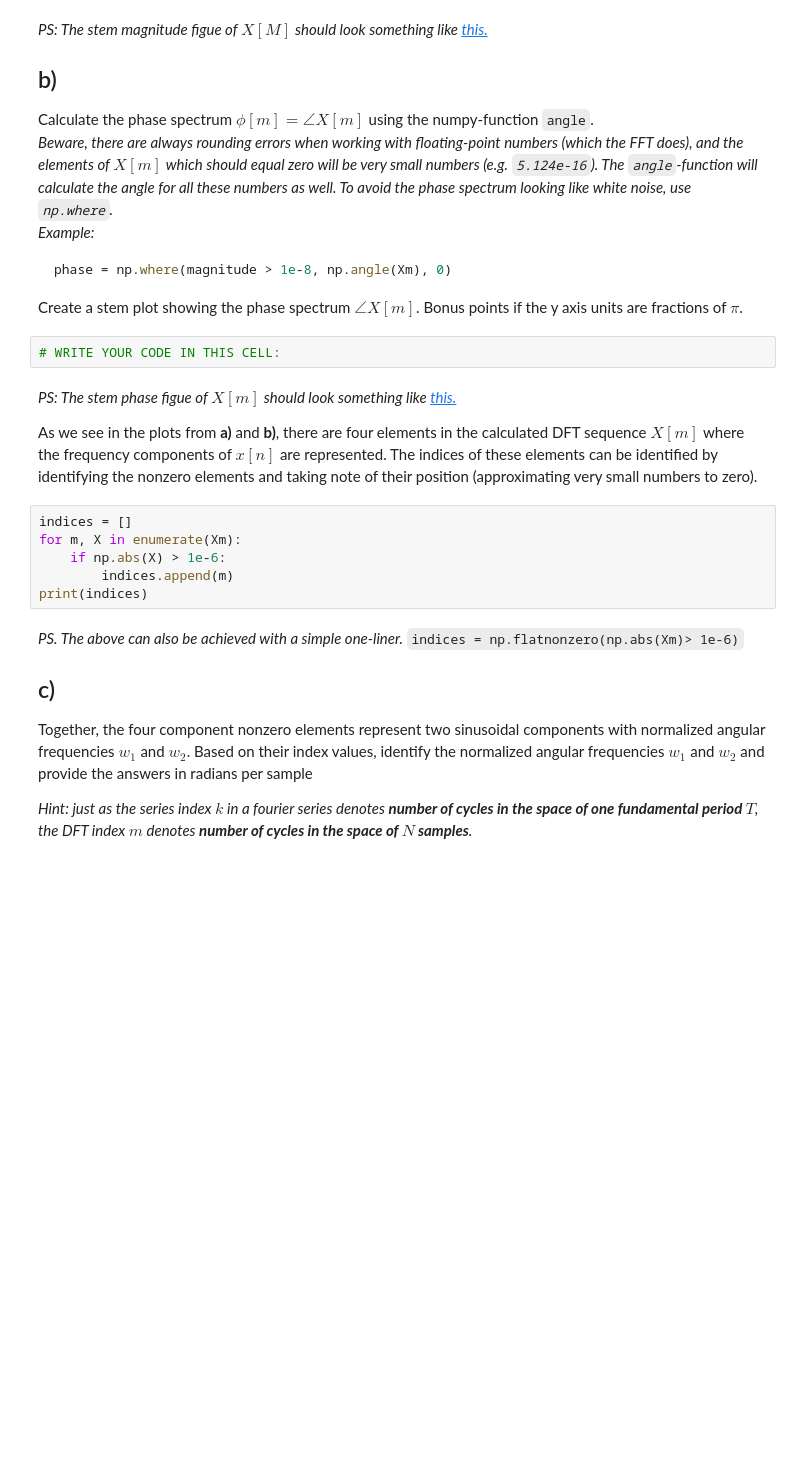
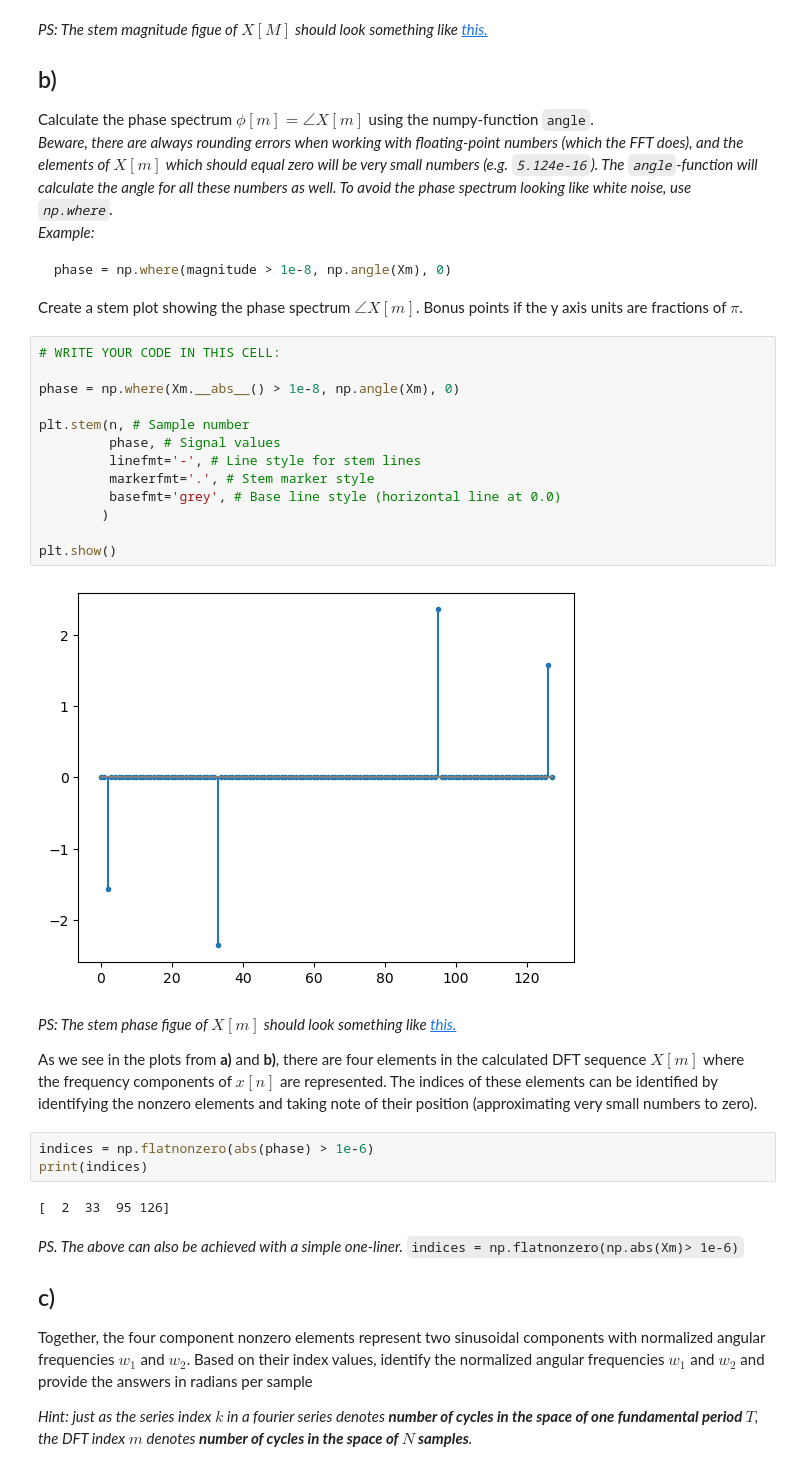
Before and after one commit to kaierih/AIS2201_Exercises, a Jupyter notebook: Exercise_4/Problem1.ipynb, the cells around one changed output. Cells and saved outputs as stored; diff of their text form; blank space fills up the shorter version.

````diff
--- a/Exercise_4/Problem1.ipynb
+++ b/Exercise_4/Problem1.ipynb
@@ -79,8 +96,21 @@ phase = np.where(magnitude > 1e-8, np.angle(Xm), 0)
 ```
 
 Create a stem plot showing the phase spectrum $\angle X[m]$. Bonus points if the y axis units are fractions of $\pi$.
-# %%
-# WRITE YOUR CODE IN THIS CELL:
+# %%
+# WRITE YOUR CODE IN THIS CELL:
+
+phase = np.where(Xm.__abs__() > 1e-8, np.angle(Xm), 0)
+
+plt.stem(n, # Sample number
+         phase, # Signal values
+         linefmt='-', # Line style for stem lines
+         markerfmt='.', # Stem marker style
+         basefmt='grey', # Base line style (horizontal line at 0.0)
+        )
+
+plt.show()
+# %% [output]
+[figure, added]
 # %% [markdown]
 *PS: The stem phase figue of $X[m]$ should look something like [this.](Figures/task1b_sol.png)*
 
@@ -90,11 +120,10 @@ As we see in the plots from **a)** and **b)**, there are four elements in the ca
 <!--Study the plots from **a)** and **b)**. For which index values $m$ do we find the elements in the $DFT$ sequence $X[m]$ which correspond with the two sinusoids with frequency $\hat{\omega}_1$ and $\hat{\omega}_2$?
 Studer figurene. For hvilke indeksverdier $k$ finner vi elementene i DFT-sekvensen $X[k]$ som hører til de to sinuskomponentene med frekvens $\hat{\omega}_1$ og $\hat{\omega}_2$? -->
 # %%
-indices = []
-for m, X in enumerate(Xm):
-    if np.abs(X) > 1e-6:
-        indices.append(m)
+indices = np.flatnonzero(abs(phase) > 1e-6)
 print(indices)
+# %% [output]
+[  2  33  95 126]
 # %% [markdown]
 *PS. The above can also be achieved with a simple one-liner.* `indices = np.flatnonzero(np.abs(Xm)> 1e-6)`
 
````
Also changed, not shown: parts of 17 cells of this notebook, 1 other file.
